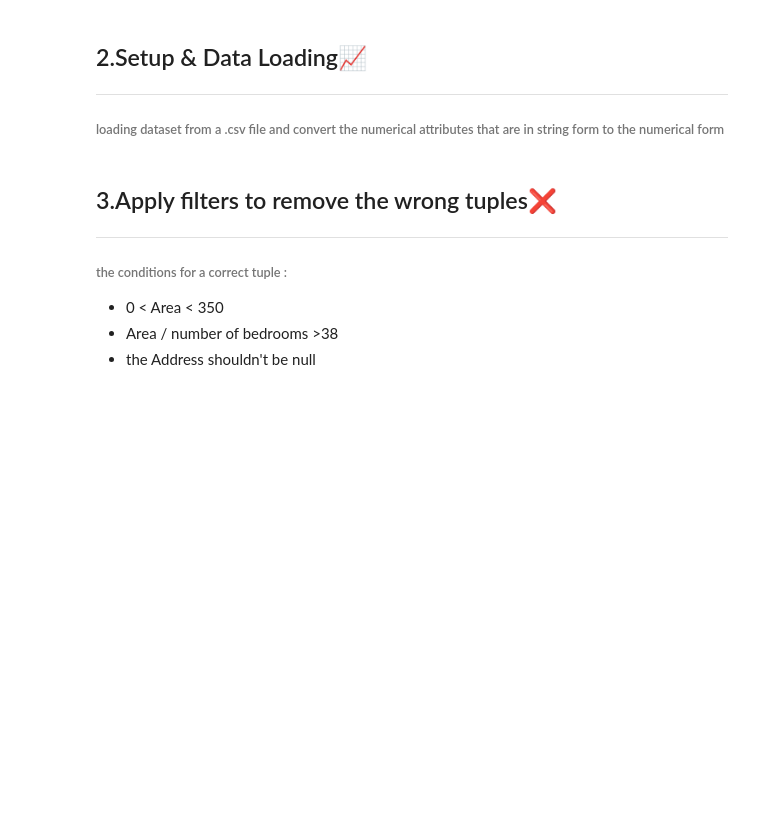
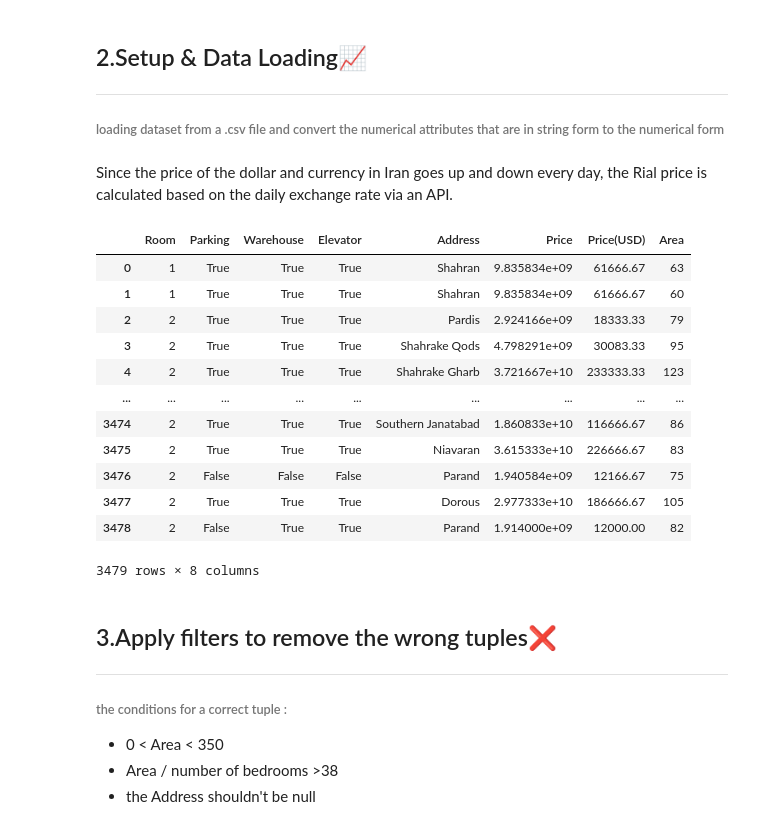
Before and after one commit to Mahan-Pourkami/Tehran_House_Price, a Jupyter notebook: Notebooks/main.ipynb, the cells around one changed output. Cells and saved outputs as stored; diff of their text form; code cells hidden in the pictures; blank space fills up the shorter version.

```diff
--- a/Notebooks/main.ipynb
+++ b/Notebooks/main.ipynb
@@ -23,0 +25,2 @@ df.drop("Area_num", axis=1, inplace=True)
+# %% [markdown]
+Since the price of the dollar and currency in Iran goes up and down every day, the Rial price is calculated based on the daily exchange rate via an API.
@@ -24,3 +29,20 @@ df.drop("Area_num", axis=1, inplace=True)
+# %%
+df.drop("Area_num", axis=1, inplace=True)
+df
+# %% [output]
+|  | Room | Parking | Warehouse | Elevator | Address | Price | Price(USD) | Area |
+| 0 | 1 | True | True | True | Shahran | 9.835834e+09 | 61666.67 | 63 |
+| 1 | 1 | True | True | True | Shahran | 9.835834e+09 | 61666.67 | 60 |
+| 2 | 2 | True | True | True | Pardis | 2.924166e+09 | 18333.33 | 79 |
+| 3 | 2 | True | True | True | Shahrake Qods | 4.798291e+09 | 30083.33 | 95 |
+| 4 | 2 | True | True | True | Shahrake Gharb | 3.721667e+10 | 233333.33 | 123 |
+| ... | ... | ... | ... | ... | ... | ... | ... | ... |
+| 3474 | 2 | True | True | True | Southern Janatabad | 1.860833e+10 | 116666.67 | 86 |
+| 3475 | 2 | True | True | True | Niavaran | 3.615333e+10 | 226666.67 | 83 |
+| 3476 | 2 | False | False | False | Parand | 1.940584e+09 | 12166.67 | 75 |
+| 3477 | 2 | True | True | True | Dorous | 2.977333e+10 | 186666.67 | 105 |
+| 3478 | 2 | False | True | True | Parand | 1.914000e+09 | 12000.00 | 82 |
+3479 rows × 8 columns
 # %% [markdown]
 ## 3.Apply filters to remove the wrong tuples❌
 
```
Also changed, not shown: parts of 9 cells of this notebook, 2 other files.
